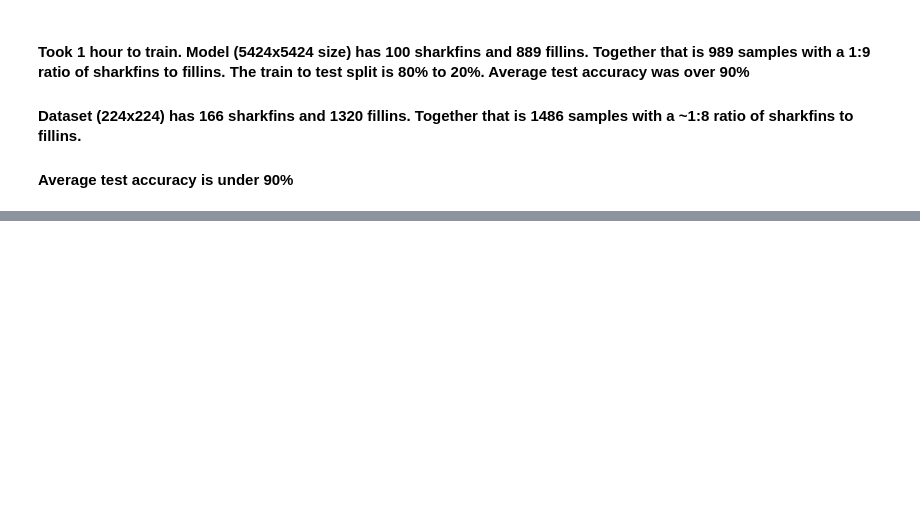
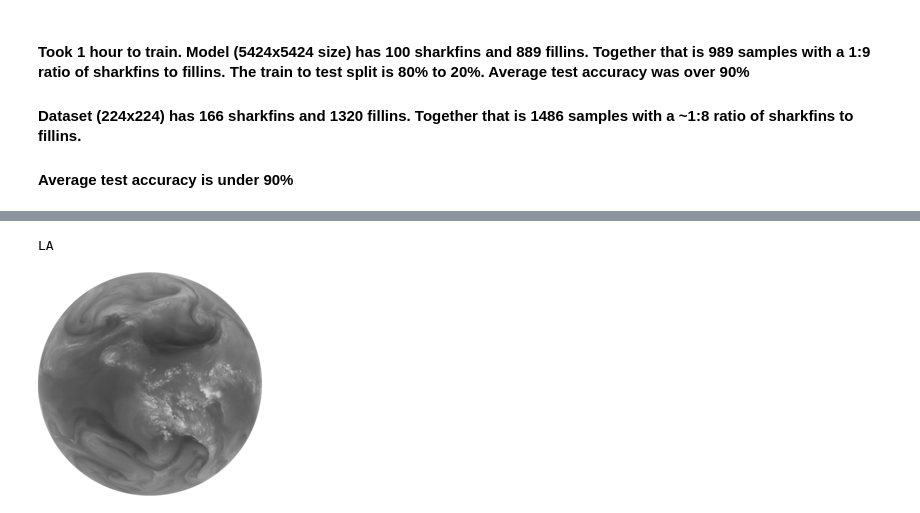
Before and after one commit to adomakor412/NERTO_CIMSS_GOES-R, a Jupyter notebook: AUC_model.ipynb, the cells around one changed output, grey strips where cells are left out. Drawn from its saved outputs; the diff is of its cells as text; code cells hidden in the pictures; blank space fills up the shorter version.

```diff
--- a/AUC_model.ipynb
+++ b/AUC_model.ipynb
@@ -424,9 +455,13 @@ for fin in sharkfin:
 # %%
 img
 # %%
-# from PIL import Image
-# file = '/scratch/radomako/mydataset3/fillin/224x224_GOES-16_ABI_RadF_C08_2021001_000020Z.tif.png'
-# img = Image.open(file)
-# print(img.mode)
+from PIL import Image
+file = '/scratch/radomako/mydataset3/fillin/224x224_GOES-16_ABI_RadF_C08_2021001_000020Z.tif.png'
+img = Image.open(file)
+print(img.mode)
+# %% [output]
+LA
 # %%
-# img
+img
+# %% [output]
+[figure, added]
```
Also changed, not shown: parts of 12 cells of this notebook.
